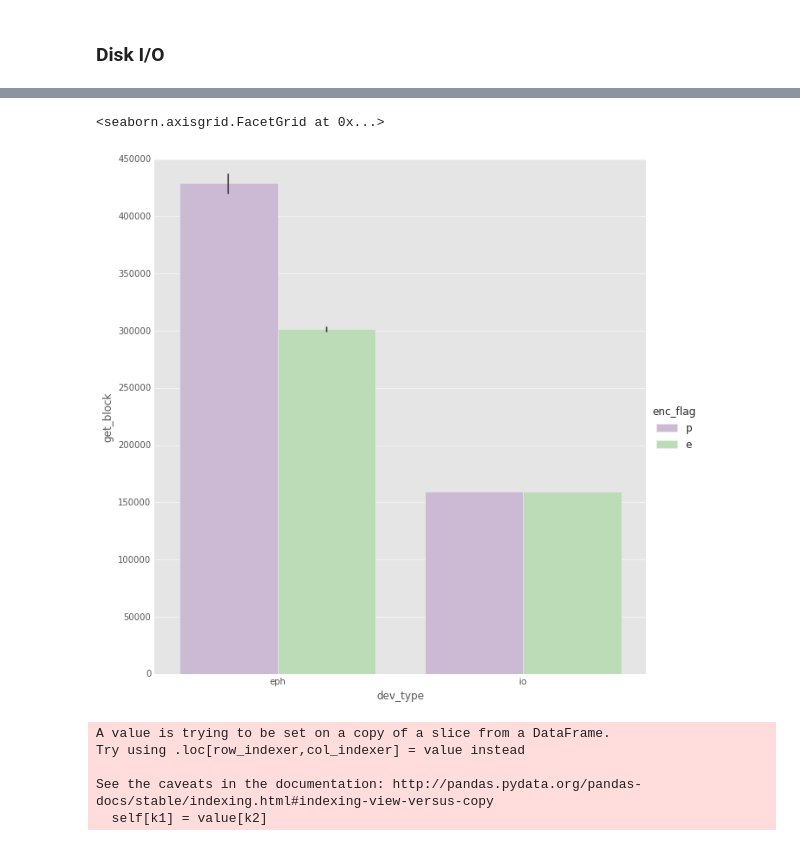
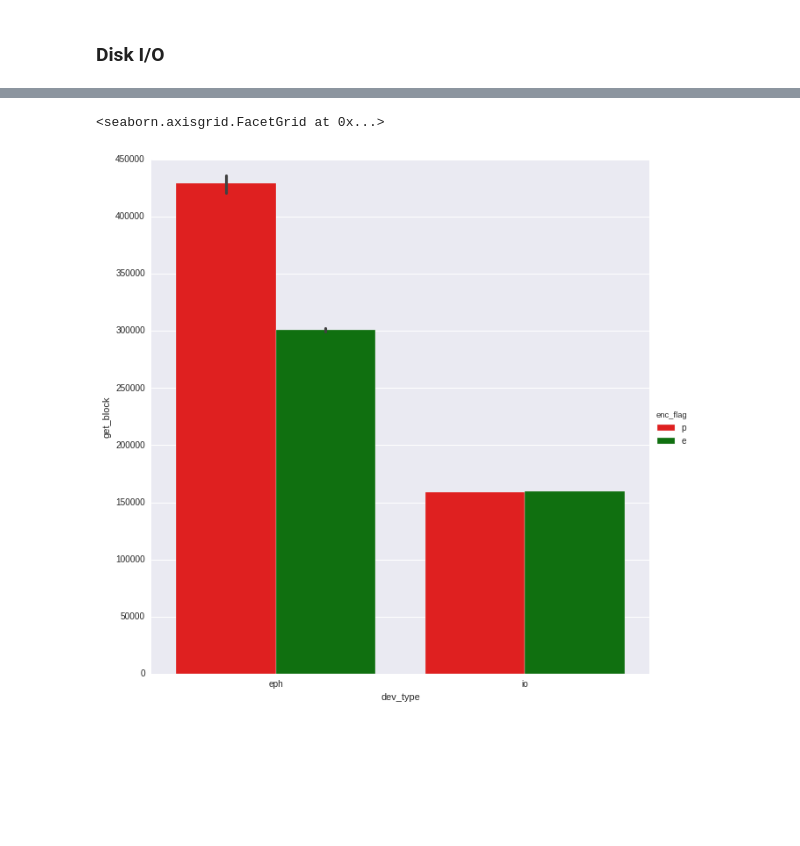
Before and after one commit to philipsoutham/aws-encryption-performance, a Jupyter notebook: To crypto, or not to crypto....ipynb, the cells around one changed output, grey strips where cells are left out. Saved outputs shown, nothing was run; the diff lists cells and outputs as text; code cells hidden in the pictures; blank space fills up the shorter version.

```diff
--- a/To crypto, or not to crypto....ipynb
+++ b/To crypto, or not to crypto....ipynb
@@ -241,6 +241,9 @@ bonnie = pd.DataFrame(samples)[[0,1,11, 12, 13,17, 18, 39, 40,]+list(range(42,50
 bonnie.columns=["dev_type", "enc_flag", "put_block", "put_block_cpu", "rewrite", "get_block",
 "get_block_cpu", "put_block_latency","rewrite_latency",
 "get_block_latency","seeks_latency","seq_create_latency","seq_stat_latency","seq_del_latency","ran_create_latency","ran_stat_latency","ran_del_latency"]
-#df = bonnie[bonnie.dev_type == "io"][[ "dev_type", "enc_flag","put_block"]]
-df = bonnie[[ "dev_type", "enc_flag","put_block", "get_block"]]
-df[["put_block", "get_block"]] = df[["put_block","get_block"]].apply(lambda x: pd.to_numeric(x, errors='coerce'))
+
+for l in ("put_block", "get_block", "put_block_cpu", "get_block_cpu"):
+    bonnie[l] = bonnie[l].apply(int)
+
+for l in ("put_block_latency", "get_block_latency"):
+    bonnie[l] = bonnie[l].apply(lambda x: int(x[:-2]) if x[-2:] == "us" else int(x[:-2])*1000)
@@ -283,19 +280,10 @@ g.despine(left=True)
 # %%
-g = sns.factorplot(x="dev_type", y="get_block", hue="enc_flag", data=df,
-                  kind="bar", size=9,palette="PRGn")
+g = sns.factorplot(x="dev_type", y="get_block", hue="enc_flag", data=bonnie,
+                  kind="bar", size=9,palette=['r','g'])
 g.despine(left=True)
 # %% [output]
 <seaborn.axisgrid.FacetGrid at 0x...>
-[figure, old version]
+[figure, new version]
-# %%
-dfb = bonnie[[ "dev_type", "enc_flag","put_block_cpu", "get_block_cpu"]]
-dfb[["put_block_cpu", "get_block_cpu"]] = dfb[["put_block_cpu","get_block_cpu"]].apply(lambda x: pd.to_numeric(x, errors='coerce'))
-# %% [output]
-A value is trying to be set on a copy of a slice from a DataFrame.
-Try using .loc[row_indexer,col_indexer] = value instead
-
-See the caveats in the documentation: http://pandas.pydata.org/pandas-docs/stable/indexing.html#indexing-view-versus-copy
-  self[k1] = value[k2]
 # %%
 sns.reset_defaults()
 sns.set_style("whitegrid")
```
Also changed, not shown: parts of 21 cells of this notebook.
